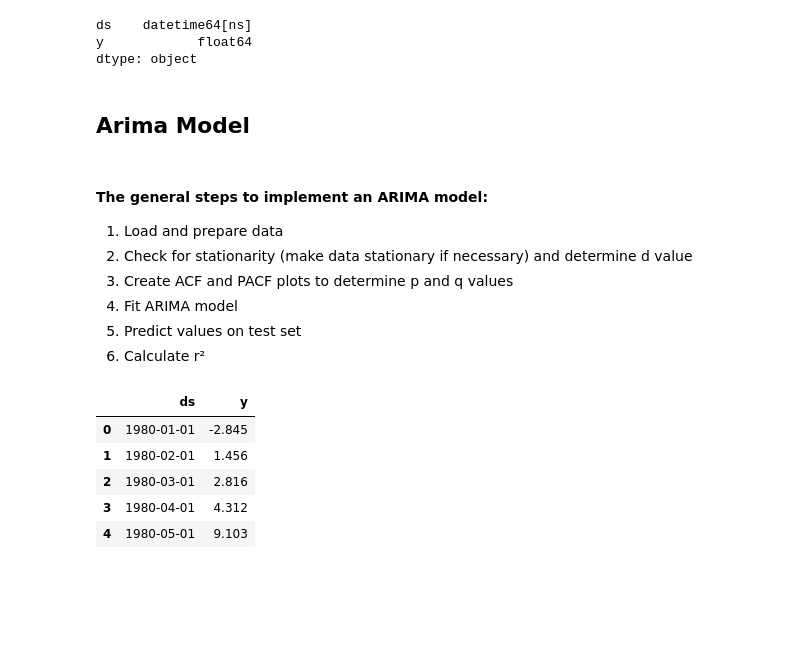
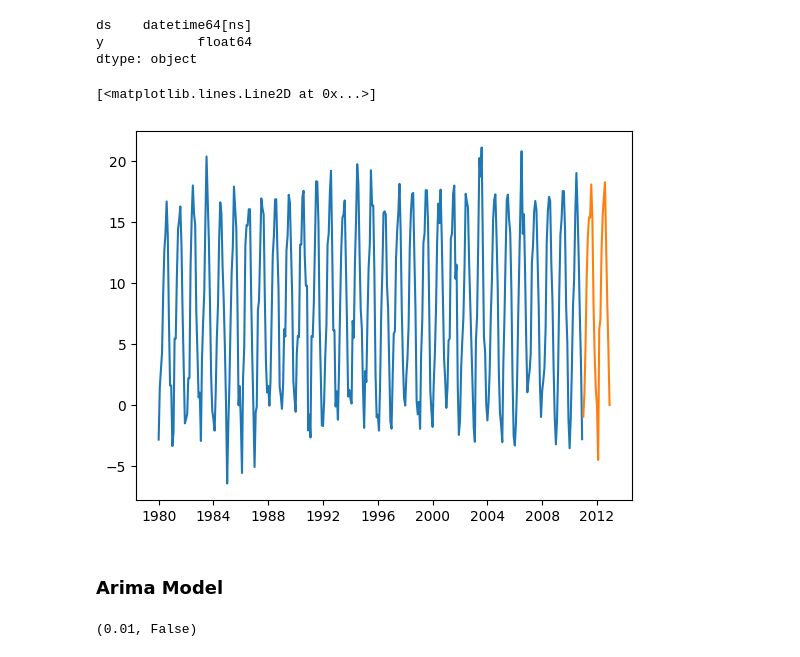
Before and after one commit to Neelam-Singhal/Concept_testing, a Jupyter notebook: timeseries_test.ipynb, the cells around one changed output. Drawn from its saved outputs; the diff is of its cells as text; code cells hidden in the pictures; blank space fills up the shorter version.

```diff
--- a/timeseries_test.ipynb
+++ b/timeseries_test.ipynb
@@ -26,23 +27,21 @@ df = df.fillna(method='ffill')
 df['ds'] = df.index
 df.reset_index(drop=True, inplace=True)
 df = df[['ds', 'y']]
+# %%
+df_model = df.copy()
+df_model.set_index('ds', inplace=True)
+train = df_model[:-24]
+test = df_model[-24:]
+# %%
+plt.plot(train)
+plt.plot(test)
+# %% [output]
+[<matplotlib.lines.Line2D at 0x...>]
+[figure, added]
 # %% [markdown]
-## Arima Model
+### Arima Model
-# %% [markdown]
-#### The general steps to implement an ARIMA model:
-
-1. Load and prepare data
-2. Check for stationarity (make data stationary if necessary) and determine d value
-3. Create ACF and PACF plots to determine p and q values
-4. Fit ARIMA model
-5. Predict values on test set
-6. Calculate r²
-# %%
-df.head()
-# %% [output]
-|  | ds | y |
-| 0 | 1980-01-01 | -2.845 |
-| 1 | 1980-02-01 | 1.456 |
-| 2 | 1980-03-01 | 2.816 |
-| 3 | 1980-04-01 | 4.312 |
-| 4 | 1980-05-01 | 9.103 |
+# %%
+adf_test = pm.arima.ADFTest(alpha = 0.05)
+adf_test.should_diff(df_arima)
+# %% [output]
+(0.01, False)
```
Also changed, not shown: parts of 11 cells of this notebook.
